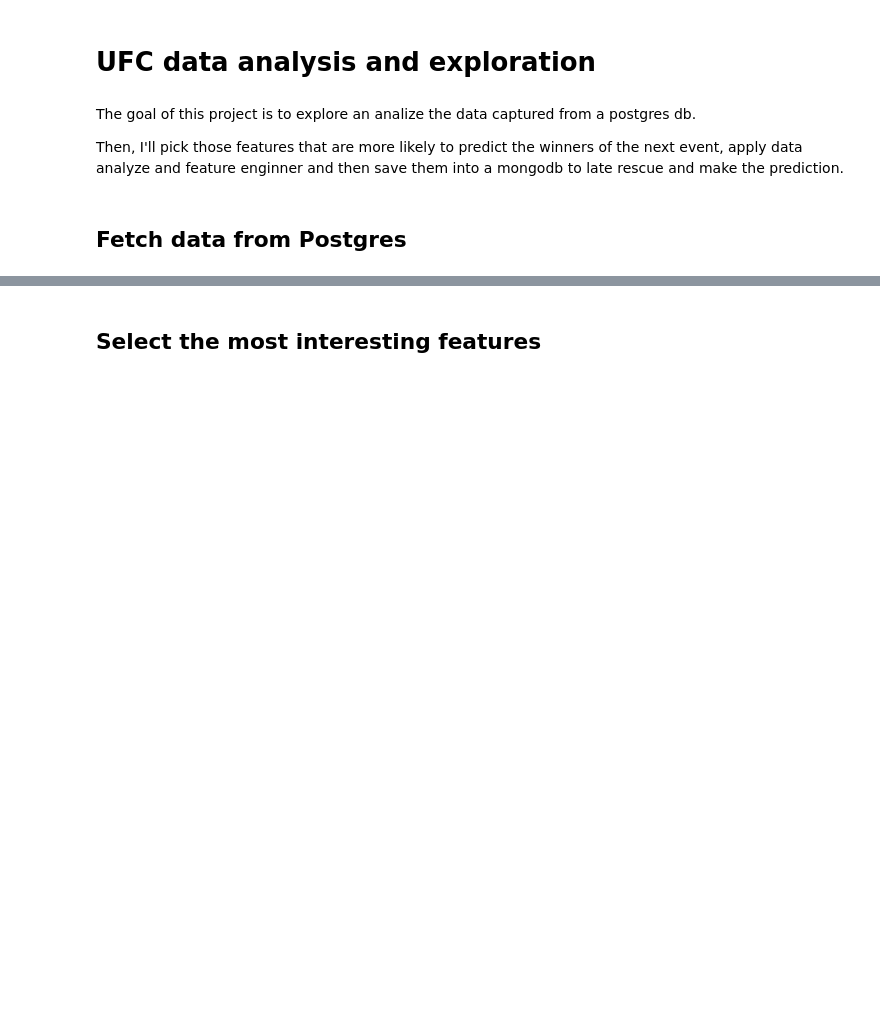
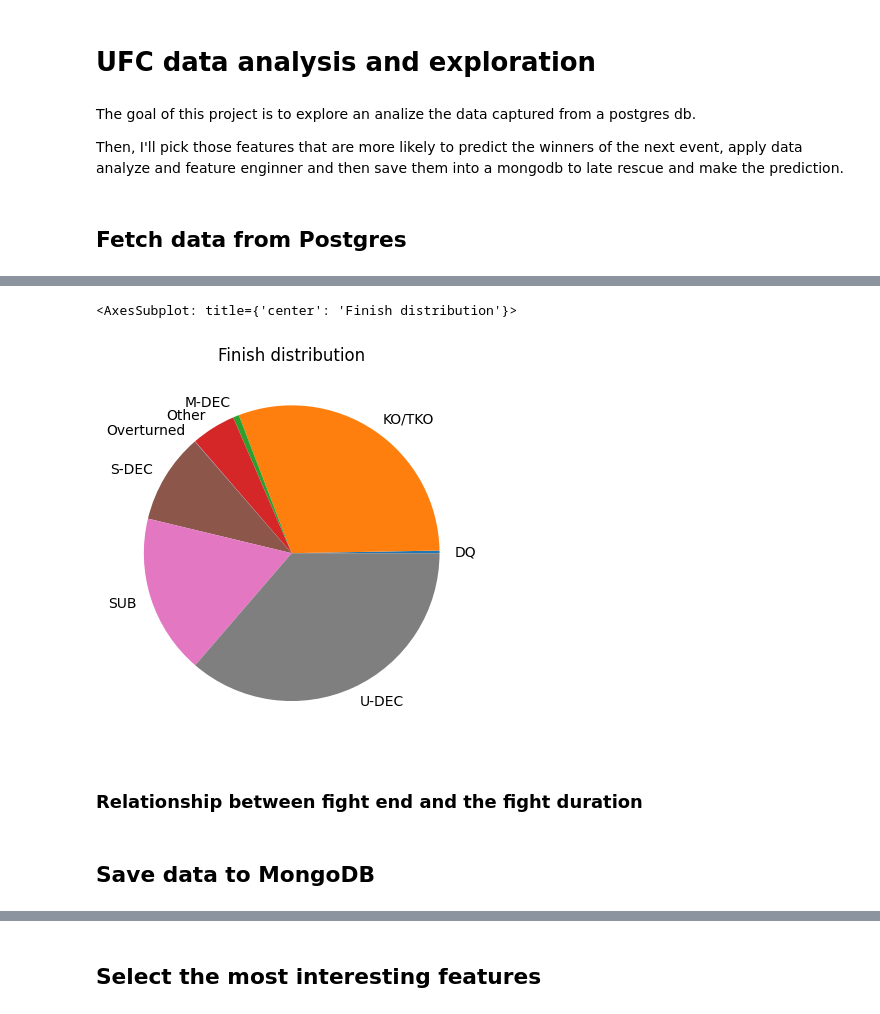
Before and after one commit to wilberquito/UFC-winner-predictor, a Jupyter notebook: lab/notebooks/ufc.ipynb, the cells around one changed output, grey strips where cells are left out. Cells and saved outputs as stored; diff of their text form; code cells hidden in the pictures; blank space fills up the shorter version.

Commit message:
Study of the data

```diff
--- a/lab/notebooks/ufc.ipynb
+++ b/lab/notebooks/ufc.ipynb
@@ -136,0 +292,4 @@ Length: 119, dtype: object
+# %%
+master_df.replace({'finish': {'': 'Other'}}, inplace=True)
+finish_df = master_df.finish.value_counts(normalize=True)
+finish_df * 100
@@ -136,0 +306,9 @@ Length: 119, dtype: object
+# %%
+finish_df.plot(kind='pie', title='Finish distribution')
+# %% [output]
+<AxesSubplot: title={'center': 'Finish distribution'}>
+[figure, added]
+# %% [markdown]
+### Relationship between fight end and the fight duration
+# %% [markdown]
+## Save data to MongoDB
```
Also changed, not shown: parts of 71 cells of this notebook.
